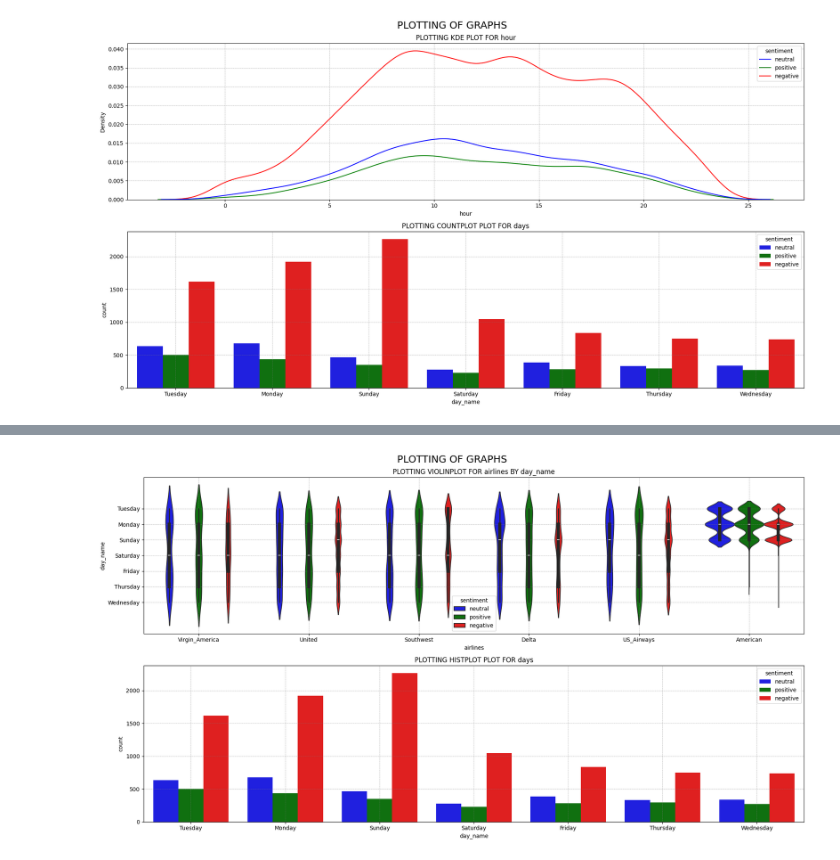
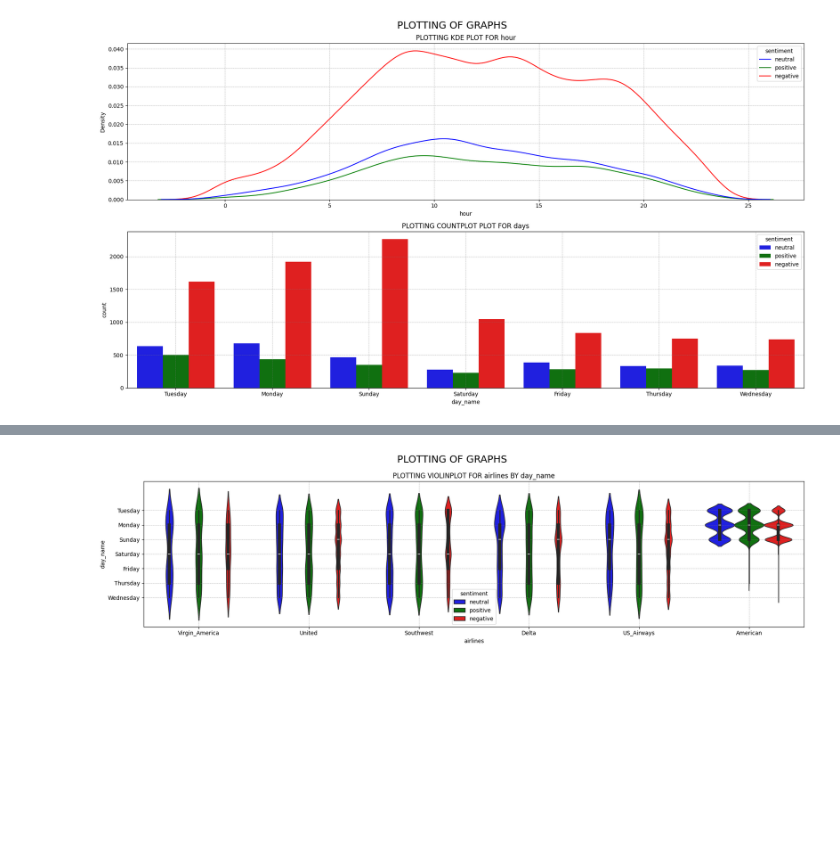
Before and after one commit to Ashura369/PROJECTS, a Jupyter notebook: sentiment_analysis_social_media_brand_management/EDA.ipynb, the cells around one changed output, grey strips where cells are left out. Saved outputs shown, nothing was run; the diff lists cells and outputs as text; code cells hidden in the pictures; blank space fills up the shorter version.

```diff
--- a/sentiment_analysis_social_media_brand_management/EDA.ipynb
+++ b/sentiment_analysis_social_media_brand_management/EDA.ipynb
@@ -212,31 +226,22 @@ plt.show()
 # %%
-num_of_plots = 2
+num_of_plots = 1
 height_per_plot = 5
 
 fig, axes = plt.subplots(num_of_plots, 1, figsize=(18, num_of_plots * height_per_plot))
 
 
 x = 'airlines'
 y = 'day_name' # Just the string name of the column!
 colors = {'positive':'green','neutral':'blue','negative':'red'}
 # Use a CountPlot to compare categories (Airlines vs Days)
-sns.violinplot(x=data['airlines'], y=data['day_name'], hue=data['sentiment'], palette=colors, ax=axes[0])
-axes[0].grid(True)
-axes[0].grid(color='gray', linestyle='--', linewidth=0.5, alpha=0.7)
-axes[0].set_title(f'PLOTTING VIOLINPLOT FOR {x} BY {y}')
-
-# ---------------------------------------------------------------------------------
-
-x_name='days'
-colors = {'positive':'green','neutral':'blue','negative':'red'}
-sns.countplot(data=data, x='day_name', hue='sentiment', palette=colors, ax=axes[1])
-axes[1].grid(True)
-axes[1].grid(color='gray', linestyle='--', linewidth=0.5, alpha=0.7)
-axes[1].set_title(f'PLOTTING HISTPLOT PLOT FOR {x_name}')
+sns.violinplot(x=data['airlines'], y=data['day_name'], hue=data['sentiment'], palette=colors, ax=axes)
+axes.grid(True)
+axes.grid(color='gray', linestyle='--', linewidth=0.5, alpha=0.7)
+axes.set_title(f'PLOTTING VIOLINPLOT FOR {x} BY {y}')
 
 
 plt.suptitle('PLOTTING OF GRAPHS', fontsize=18)
 plt.tight_layout()
 plt.show()
 # %% [output]
-[figure, old version]
+[figure, new version]
```
Also changed, not shown: parts of 21 cells of this notebook.
